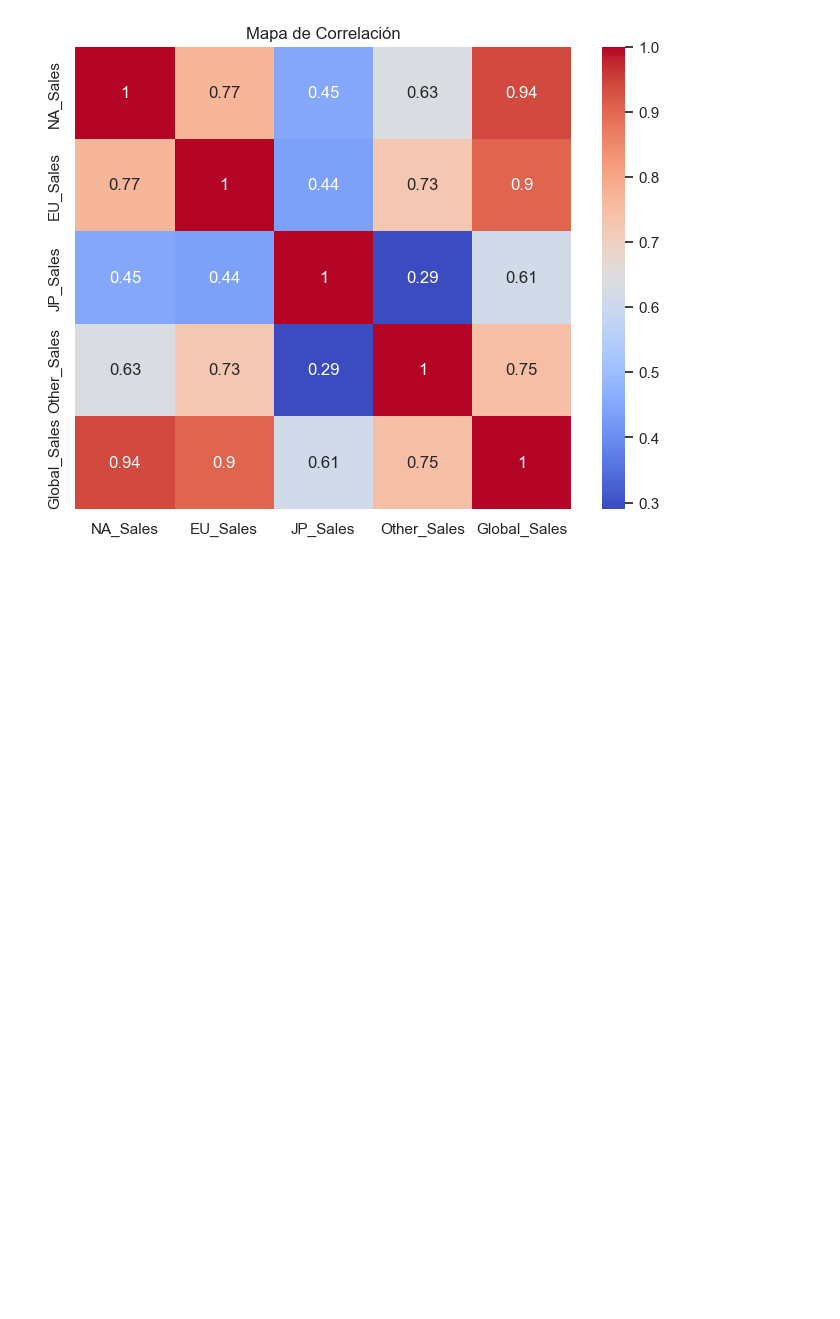
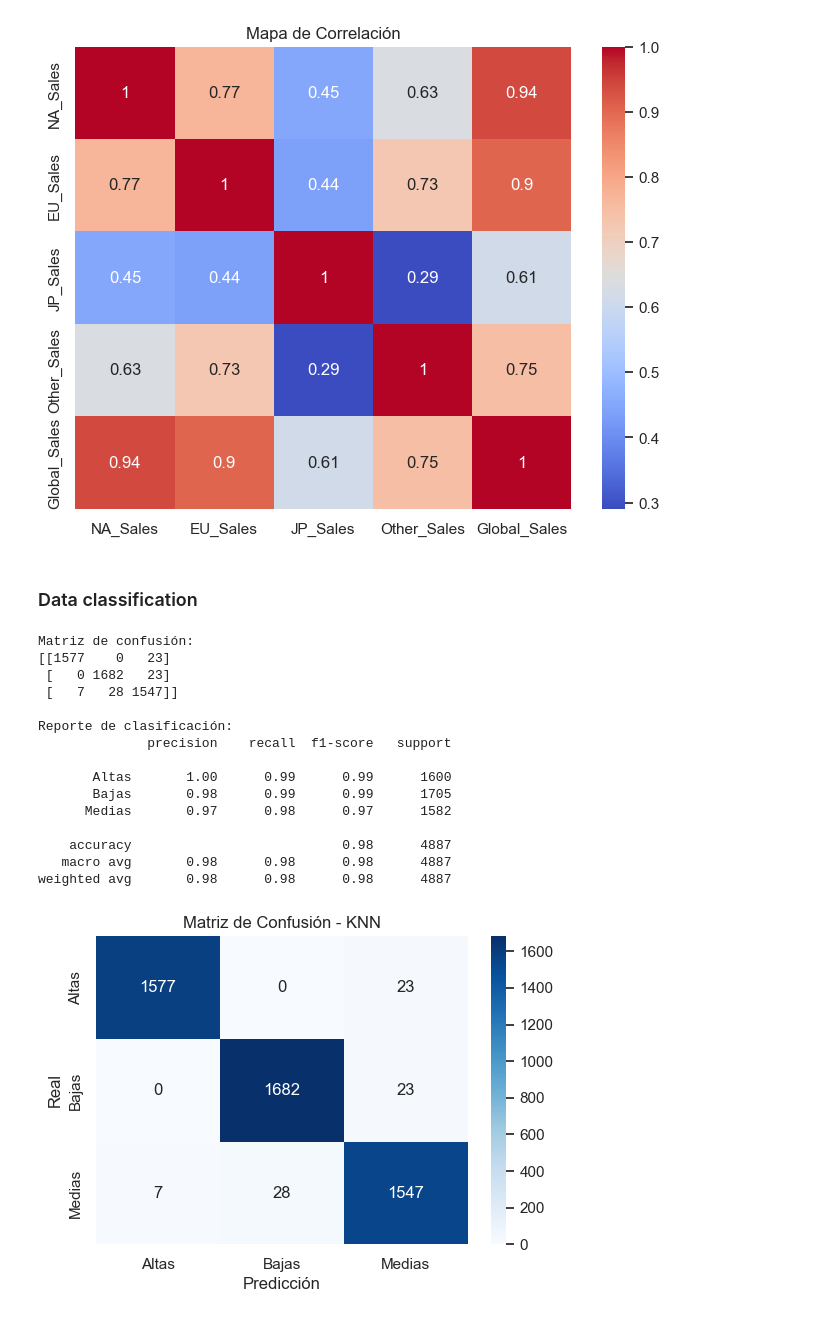
Before and after one commit to mmalexei/MineriaDeDatos1950644, a Jupyter notebook: Videogames.ipynb, the cells around one changed output. Cells and saved outputs as stored; diff of their text form; code cells hidden in the pictures; blank space fills up the shorter version.

Commit message:
Practicas 6 - 9
Practica 6 - Data classification
Practica 7 - Data clustering
Practica 8 - Forecasting
Practica 9 - Text analysis

```diff
--- a/Videogames.ipynb
+++ b/Videogames.ipynb
@@ -281,3 +281,63 @@ Coeficientes del modelo:
 2     JP_Sales     0.999881
 3  Other_Sales     0.999606
 [figure]
+# %% [markdown]
+### Data classification
+# %%
+import pandas as pd
+from sklearn.model_selection import train_test_split
+from sklearn.neighbors import KNeighborsClassifier
+from sklearn.metrics import classification_report, confusion_matrix
+import seaborn as sns
+import matplotlib.pyplot as plt
+
+# Cargar datos
+df = pd.read_csv('vgsales_cleaned.csv')
+
+# Crear clases de ventas (bajas, medias, altas)
+df['Sales_Class'] = pd.qcut(df['Global_Sales'], q=3, labels=['Bajas', 'Medias', 'Altas'])
+
+# Variables predictoras
+X = df[['NA_Sales', 'EU_Sales', 'JP_Sales', 'Other_Sales']]
+y = df['Sales_Class']
+
+# Dividir en entrenamiento y prueba
+X_train, X_test, y_train, y_test = train_test_split(X, y, test_size=0.3, random_state=42)
+
+# Modelo KNN
+knn = KNeighborsClassifier(n_neighbors=5)
+knn.fit(X_train, y_train)
+y_pred = knn.predict(X_test)
+
+# Reporte de clasificación
+print("Matriz de confusión:")
+print(confusion_matrix(y_test, y_pred))
+
+print("\nReporte de clasificación:")
+print(classification_report(y_test, y_pred))
+
+# Visualizar matriz de confusión
+plt.figure(figsize=(6, 4))
+sns.heatmap(confusion_matrix(y_test, y_pred), annot=True, fmt='d', cmap='Blues',
+            xticklabels=knn.classes_, yticklabels=knn.classes_)
+plt.title("Matriz de Confusión - KNN")
+plt.xlabel("Predicción")
+plt.ylabel("Real")
+plt.show()
+# %% [output]
+Matriz de confusión:
+[[1577    0   23]
+ [   0 1682   23]
+ [   7   28 1547]]
+
+Reporte de clasificación:
+              precision    recall  f1-score   support
+
+       Altas       1.00      0.99      0.99      1600
+       Bajas       0.98      0.99      0.99      1705
+      Medias       0.97      0.98      0.97      1582
+
+    accuracy                           0.98      4887
+   macro avg       0.98      0.98      0.98      4887
+weighted avg       0.98      0.98      0.98      4887
+[figure, added]
```
Also changed, not shown: parts of 8 cells of this notebook.
